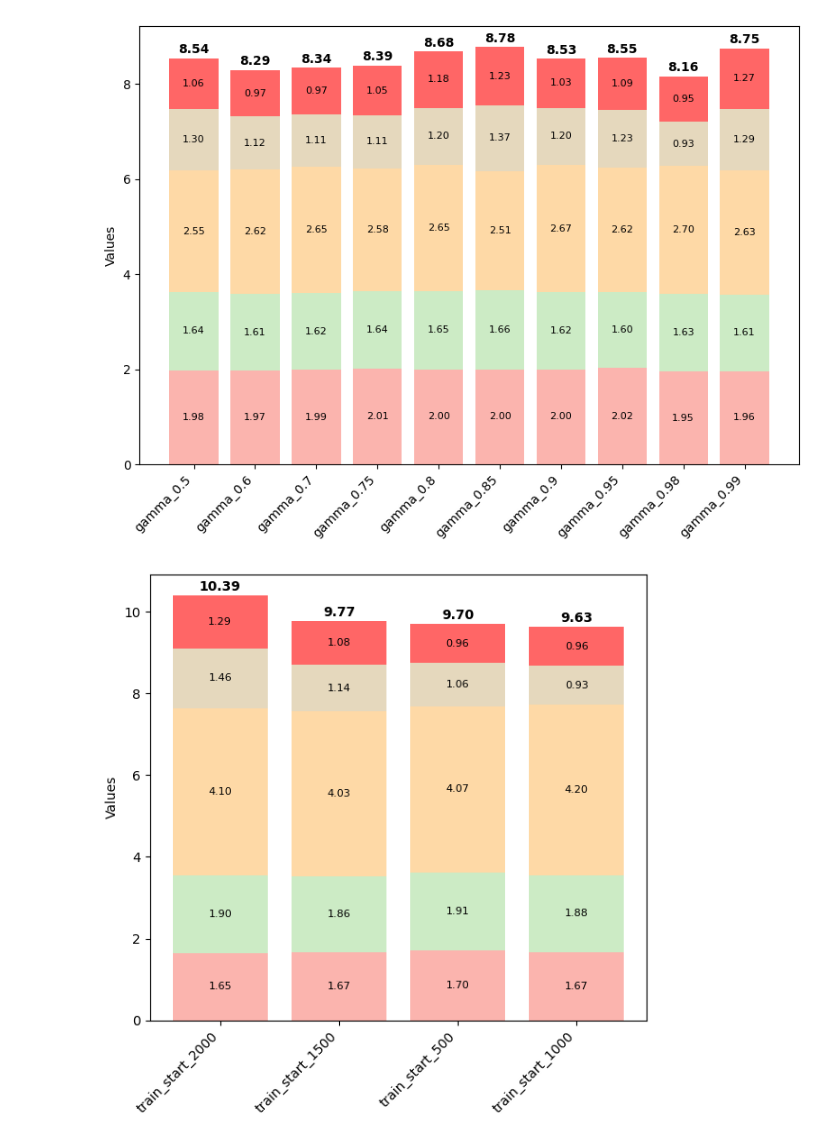
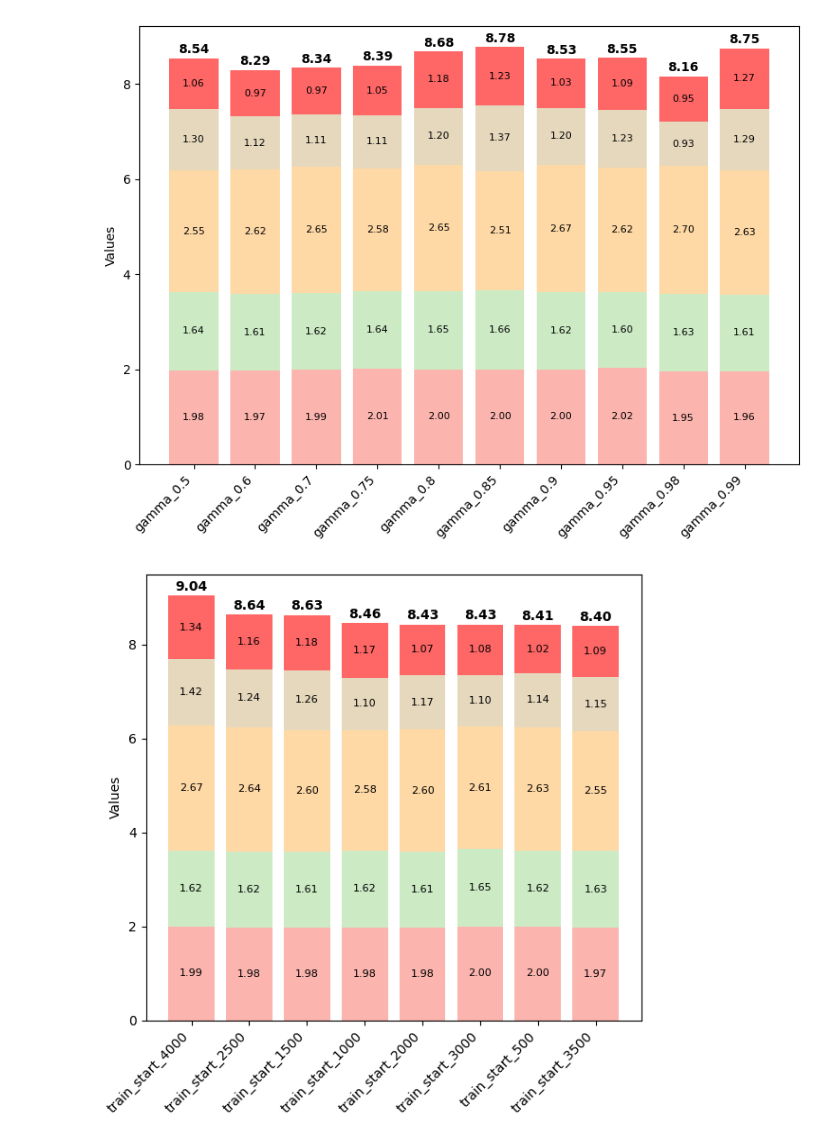
Before and after one commit to SuperfoodKale/MTDSimMOO, a Jupyter notebook: experiments/experiments.ipynb, the cells around one changed output. Drawn from its saved outputs; the diff is of its cells as text; code cells hidden in the pictures.

Commit message:
downtime tracking in results complete

```diff
--- a/experiments/experiments.ipynb
+++ b/experiments/experiments.ipynb
@@ -742,7 +775,7 @@ epsilons = [0.5, 0.6, 0.7, 0.8, 0.9, 1.0]
 epsilon_decays = [0.980, 0.990, 0.995, 0.998]
 
 for gamma in gamma_vals:
-    mod = f"DOWNTIMETESTgamma_{gamma}"
+    mod = f"gamma_{gamma}"
     print(f"Running experiments for model {mod}")
     result = Experiment(epsilon=epsilon,
                     start_time=start_time,
@@ -784,9 +827,12 @@ for epsilon in epsilons:
                         attacker_sensitivity=1)
         result.run_trials('mtd_ai')
 # %%
-train_starts = [500, 1000, 1500, 2000]
+import tensorflow as tf
+train_starts = [500, 1000, 1500, 2000, 2500, 3000, 3500, 4000]
+#train_starts = [3000, 3500, 4000]
 ids_sensitivity = [1]
 tf.config.set_visible_devices([], 'GPU')
+trial = 500
 
 for start in train_starts:
     mod = f"train_start_{start}"
@@ -913,14 +977,15 @@ schemes_data = radar.multiple_scaled_pipeline(schemes=schemes, data_name=schemes
 create_stacked_bar_chart(schemes_data, show_totals=False, length=10, sort_order='desc')
 # %%
 model = 'gamma_0.5'
-train_starts = [500, 1000, 1500, 2000]
+#train_starts = [500, 1000, 1500, 2000]
+train_starts = [500, 1000, 1500, 2000, 2500, 3000, 3500, 4000]
 schemes = [f"train_start_{start}" for start in train_starts]
 
 radar = RadarPlot(epsilon, start_time, finish_time, mtd_interval, network_size, total_nodes, new_network, model, trial, result_head_path)
 schemes_data = radar.multiple_scaled_pipeline(schemes=schemes, data_name=schemes, run_trial=False, stats_type='median')
 create_stacked_bar_chart(schemes_data, show_totals=True, length=6, sort_order='desc')
 # %% [output]
-[figure, old version]
+[figure, new version]
 # %%
 model = 'parameter_set_1'
 radar = RadarPlot(epsilon, start_time, finish_time, mtd_interval, network_size,total_nodes, new_network,  model, trial, result_head_path)
```
Also changed, not shown: parts of 5 cells of this notebook, 9 other files.
